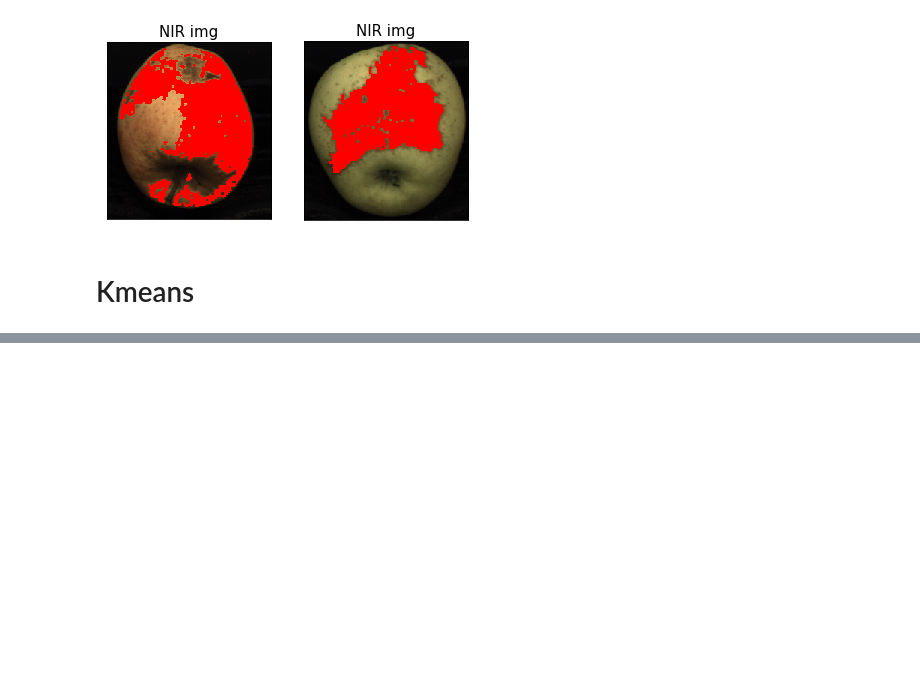
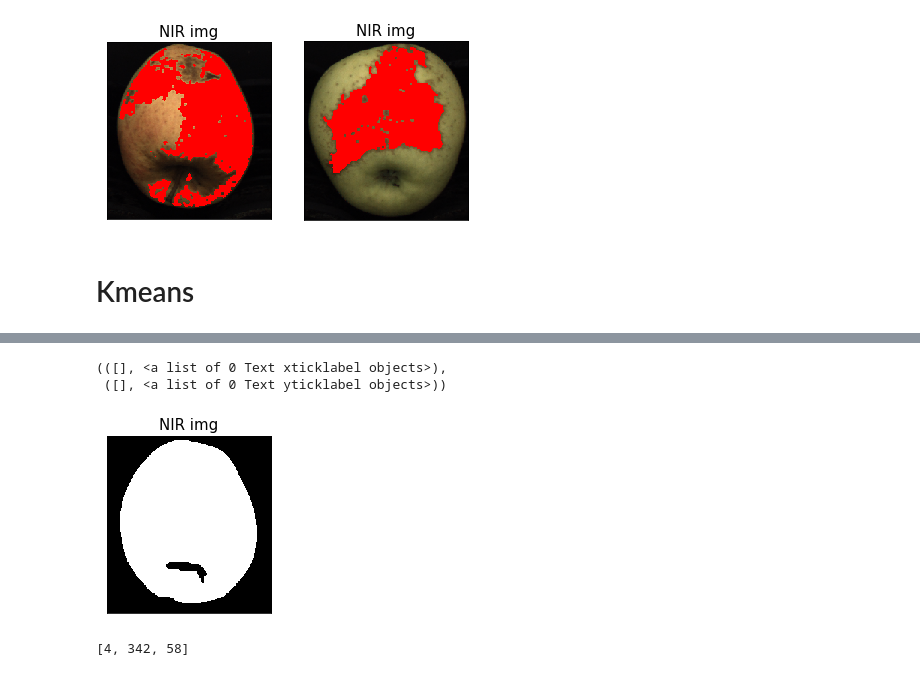
Before and after one commit to pptr3/fruit-inspection, a Jupyter notebook: Untitled.ipynb, the cells around one changed output, grey strips where cells are left out. Cells and saved outputs as stored; diff of their text form; code cells hidden in the pictures; blank space fills up the shorter version.

```diff
--- a/Untitled.ipynb
+++ b/Untitled.ipynb
@@ -423,0 +432,15 @@ plt.show()
+# %%
+ret1, otsu_img4 = cv.threshold(maskaaa, 0, 255, cv.THRESH_BINARY+cv.THRESH_OTSU)
+# %%
+kernel = np.ones((15,15),np.uint8)
+op = cv.morphologyEx(otsu_img4, cv.MORPH_OPEN, kernel)
+# %%
+plt.figure(figsize=(10,10))
+plt.subplot(2,3,1)
+plt.imshow(op, cmap='gray', vmin=0, vmax=255)
+plt.title("NIR img", fontsize = 15)
+plt.xticks([]), plt.yticks([])
+# %% [output]
+(([], <a list of 0 Text xticklabel objects>),
+ ([], <a list of 0 Text yticklabel objects>))
+[figure, added]
@@ -423,0 +451,8 @@ plt.show()
+# %%
+contours, hierarchy = cv.findContours(neg_img, cv.RETR_TREE, cv.CHAIN_APPROX_SIMPLE)
+perimeters = []
+for i in range(len(contours)):
+    perimeters.append(len(contours[i]))
+perimeters
+# %% [output]
+[4, 342, 58]
```
Also changed, not shown: parts of 12 cells of this notebook.
